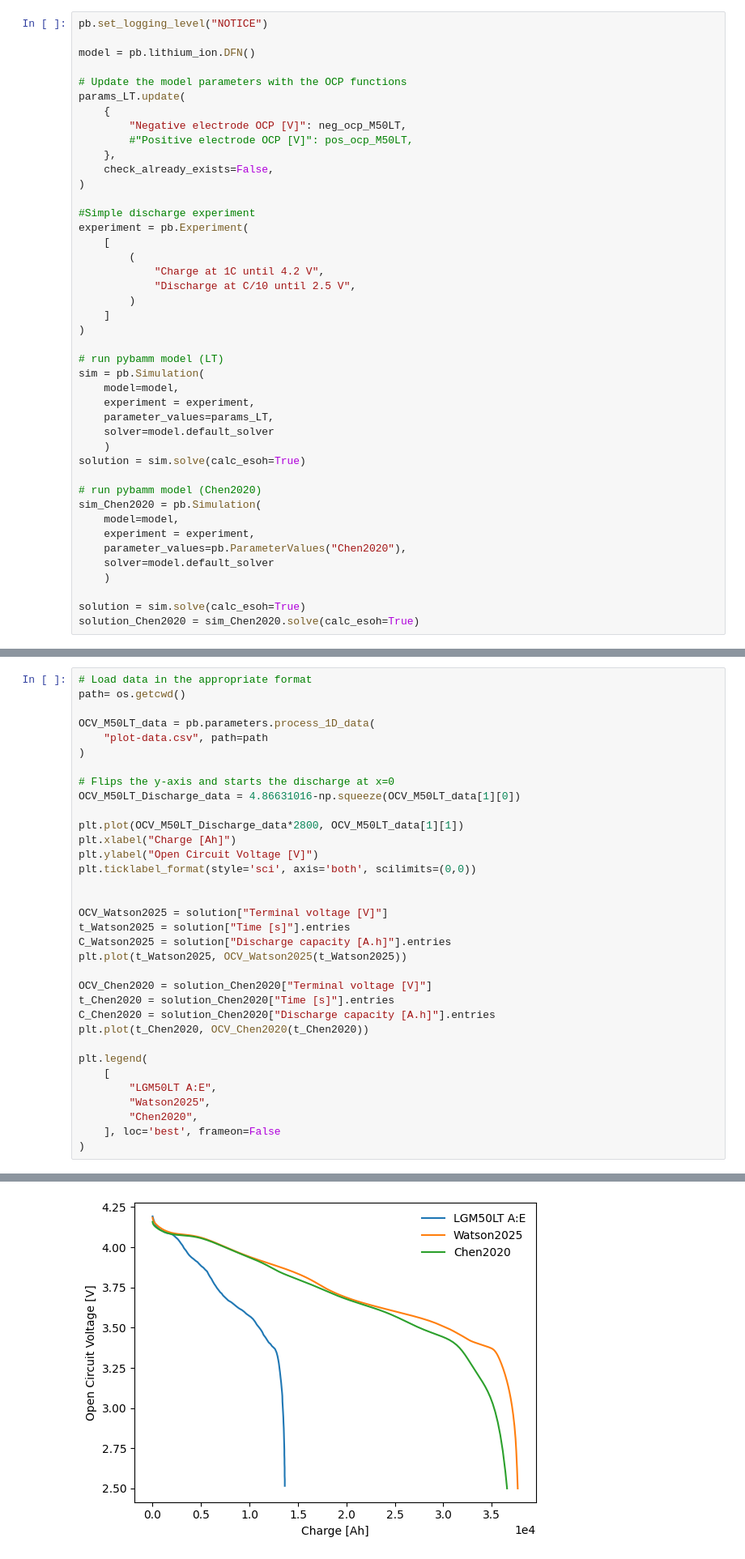
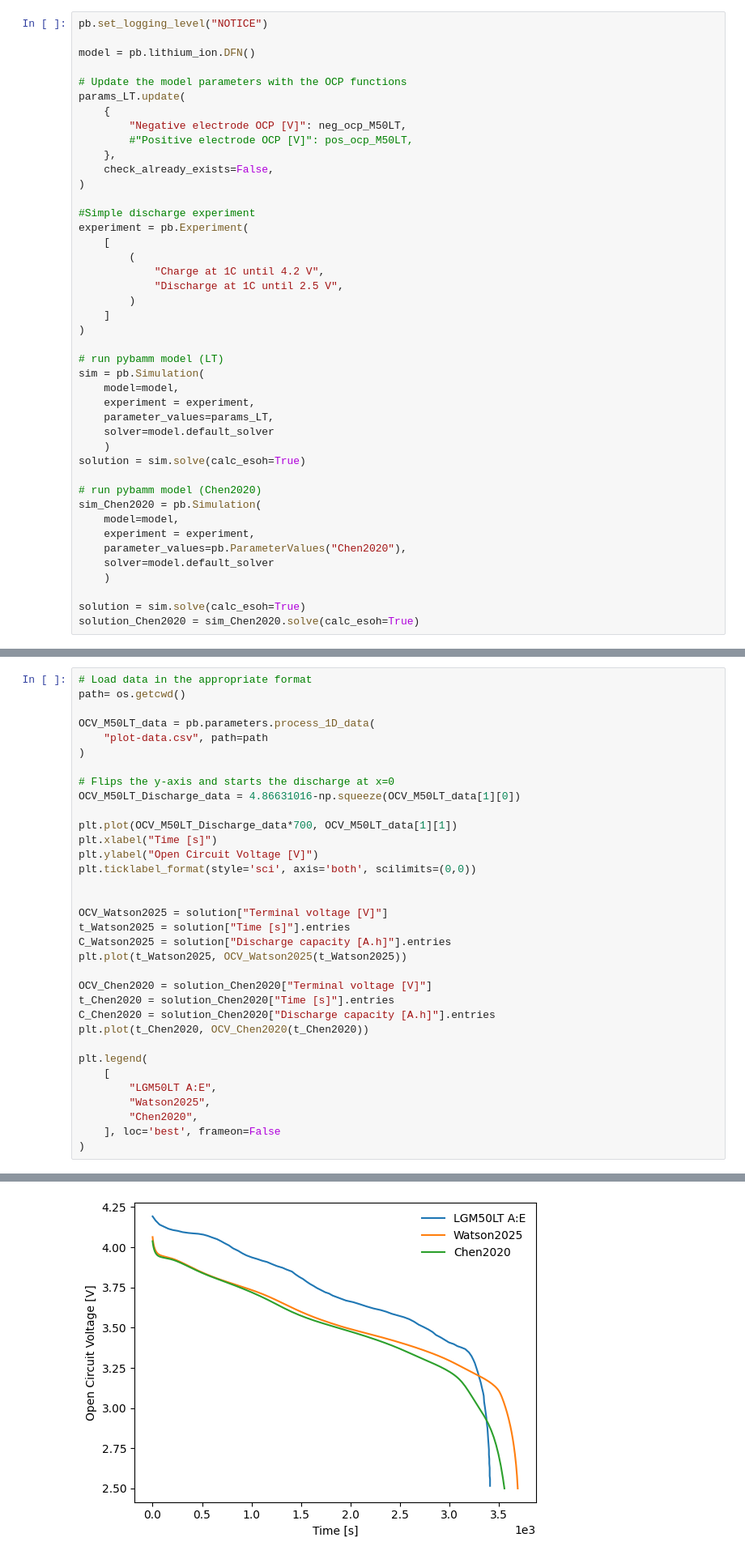
Before and after one commit to FW-Coding/ESE_UROP_2025, a Jupyter notebook: Project_Files/Parameters/Scripts/LGM50LT_BOL_setup.ipynb, the cells around one changed output, grey strips where cells are left out. Shown at 81% size. Drawn from its saved outputs; the diff is of its cells as text.

```diff
--- a/Project_Files/Parameters/Scripts/LGM50LT_BOL_setup.ipynb
+++ b/Project_Files/Parameters/Scripts/LGM50LT_BOL_setup.ipynb
@@ -73,7 +73,7 @@ experiment = pb.Experiment(
     [
         (
             "Charge at 1C until 4.2 V",
-            "Discharge at C/10 until 2.5 V",
+            "Discharge at 1C until 2.5 V",
         )
     ]
 )
@@ -265,36 +265,36 @@ path= os.getcwd()
 OCV_M50LT_data = pb.parameters.process_1D_data(
     "plot-data.csv", path=path
 )
 
 # Flips the y-axis and starts the discharge at x=0
 OCV_M50LT_Discharge_data = 4.86631016-np.squeeze(OCV_M50LT_data[1][0])
 
-plt.plot(OCV_M50LT_Discharge_data*2800, OCV_M50LT_data[1][1])
-plt.xlabel("Charge [Ah]")
+plt.plot(OCV_M50LT_Discharge_data*700, OCV_M50LT_data[1][1])
+plt.xlabel("Time [s]")
 plt.ylabel("Open Circuit Voltage [V]")
 plt.ticklabel_format(style='sci', axis='both', scilimits=(0,0))
 
 
 OCV_Watson2025 = solution["Terminal voltage [V]"]
 t_Watson2025 = solution["Time [s]"].entries
 C_Watson2025 = solution["Discharge capacity [A.h]"].entries
 plt.plot(t_Watson2025, OCV_Watson2025(t_Watson2025))
 
 OCV_Chen2020 = solution_Chen2020["Terminal voltage [V]"]
 t_Chen2020 = solution_Chen2020["Time [s]"].entries
 C_Chen2020 = solution_Chen2020["Discharge capacity [A.h]"].entries
 plt.plot(t_Chen2020, OCV_Chen2020(t_Chen2020))
 
 plt.legend(
     [
         "LGM50LT A:E",
         "Watson2025",
         "Chen2020",
     ], loc='best', frameon=False
 )
 # %% [output]
 <matplotlib.legend.Legend at 0x...>
-[figure, old version]
+[figure, new version]
 # %%
 from scipy.interpolate import interp1d
 from sklearn.metrics import root_mean_squared_error
```
Also changed, not shown: parts of 7 cells of this notebook, 3 other files.
